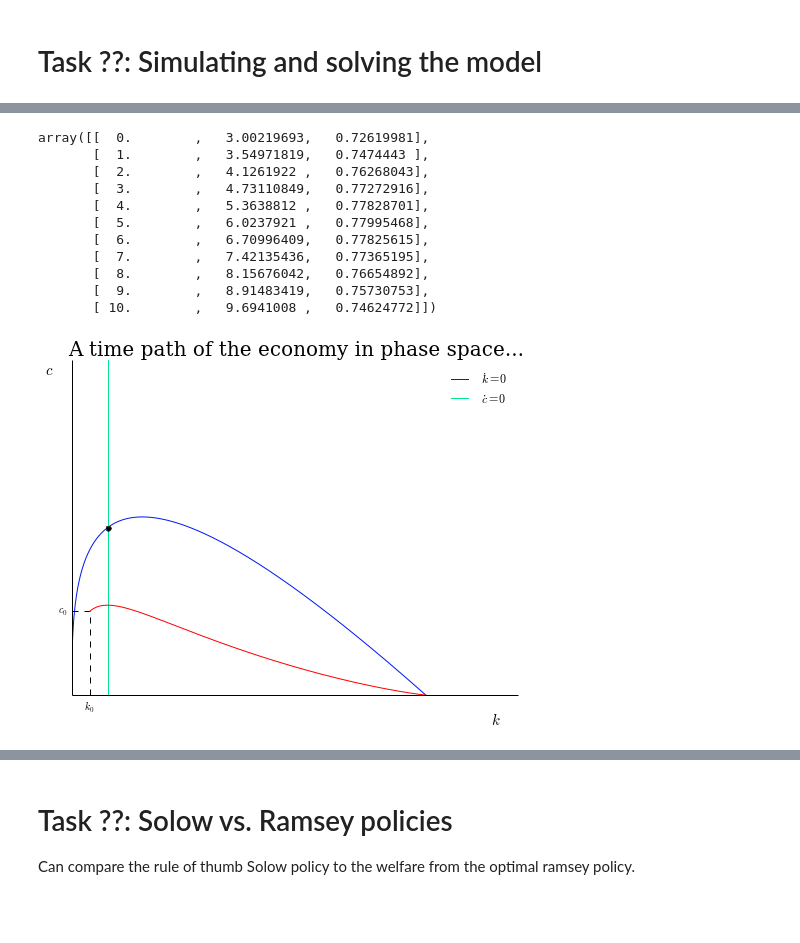
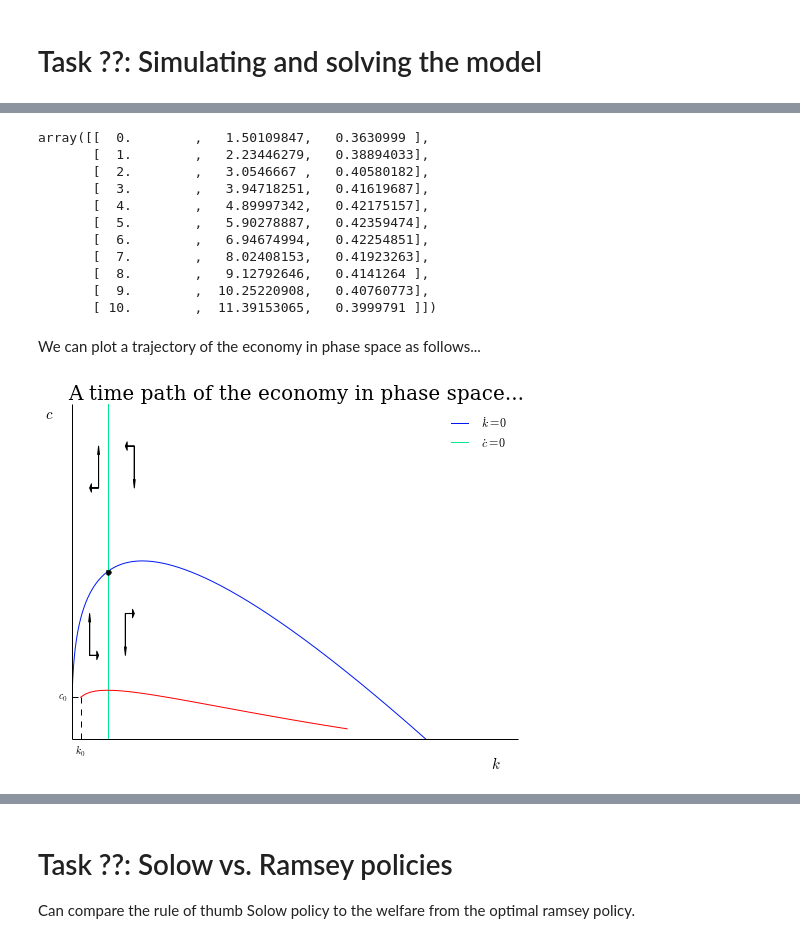
Before and after one commit to davidrpugh/numerical-methods, a Jupyter notebook: lab-2/lab-2.ipynb, the cells around one changed output, grey strips where cells are left out. Saved outputs shown, nothing was run; the diff lists cells and outputs as text; code cells hidden in the pictures; blank space fills up the shorter version.

```diff
--- a/lab-2/lab-2.ipynb
+++ b/lab-2/lab-2.ipynb
@@ -465,10 +468,10 @@ def ramsey_jacobian(t, vec, params):
     symbolic_jacobian  = F.jacobian([k, c])
 
     # lambdify the function in order to evaluate it numerically
-    numeric_jacobian   = sp.lambdify(args=[k, c], expr=sym_jac, modules='numpy')
+    numeric_jacobian   = sp.lambdify(args=[k, c], expr=symbolic_jacobian, modules='numpy')
 
     # output num_jac evaluated at vec
-    evaluated_jacobian = np.array(num_jac(vec[0], vec[1]))
+    evaluated_jacobian = np.array(numeric_jacobian(vec[0], vec[1]))
 
     return evaluated_jacobian
 # %% [markdown]
@@ -699,40 +724,47 @@ model.integrate?
 # %%
 # initial conditions for c and k
-c0 = model.steady_state.values['c_star'] / 2
-k0 = model.steady_state.values['k_star'] / 2
+c0 = model.steady_state.values['c_star'] / 4
+k0 = model.steady_state.values['k_star'] / 4
 
 # combine into a vector (ordering is important!)
 init_vec = np.array([k0, c0])
 
-# simulate a time path of the economy
+# simulate a time path of the economy (column ordering is [t, k, c]!)
 model.integrate(t0=0, y0=init_vec, h=1.0, T=10, integrator='dopri5')
 # %% [output]
-array([[  0.        ,   3.00219693,   0.72619981],
-       [  1.        ,   3.54971819,   0.7474443 ],
-       [  2.        ,   4.1261922 ,   0.76268043],
-       [  3.        ,   4.73110849,   0.77272916],
-       [  4.        ,   5.3638812 ,   0.77828701],
-       [  5.        ,   6.0237921 ,   0.77995468],
-       [  6.        ,   6.70996409,   0.77825615],
-       [  7.        ,   7.42135436,   0.77365195],
-       [  8.        ,   8.15676042,   0.76654892],
-       [  9.        ,   8.91483419,   0.75730753],
-       [ 10.        ,   9.6941008 ,   0.74624772]])
+array([[  0.        ,   1.50109847,   0.3630999 ],
+       [  1.        ,   2.23446279,   0.38894033],
+       [  2.        ,   3.0546667 ,   0.40580182],
+       [  3.        ,   3.94718251,   0.41619687],
+       [  4.        ,   4.89997342,   0.42175157],
+       [  5.        ,   5.90278887,   0.42359474],
+       [  6.        ,   6.94674994,   0.42254851],
+       [  7.        ,   8.02408153,   0.41923263],
+       [  8.        ,   9.12792646,   0.4141264 ],
+       [  9.        ,  10.25220908,   0.40760773],
+       [ 10.        ,  11.39153065,   0.3999791 ]])
+# %% [markdown]
+We can plot a trajectory of the economy in phase space as follows...
 # %%
 plt.figure(figsize=(8,6))
-model.plot_phase_diagram(gridmax=75, N=1000, arrows=False)
 
-traj = model.integrate(t0=0, y0=init_vec, h=1.0, T=1000, integrator='dopri5')
+# plot the phase diagram
+model.plot_phase_diagram(gridmax=75, N=1000, arrows=True)
+
+# simulate the model
+traj = model.integrate(t0=0, y0=init_vec, h=1.0, T=50, integrator='dopri5')
+
+# plot the trajectory
 model.plot_trajectory(traj, color='r')
 
 # demarcate the initial condition
 plt.vlines(k0, 0, c0, linestyle='dashed', color='k')
 plt.xticks([k0], ['$k_0$'])
 plt.hlines(c0, 0, k0, linestyle='dashed', color='k')
 plt.yticks([c0], ['$c_0$'])
 
 # change the plot title
 plt.title('A time path of the economy in phase space...', fontsize=20, family='serif')
 plt.show()
 # %% [output]
-[figure, old version]
+[figure, new version]
```
Also changed, not shown: parts of 32 cells of this notebook.
